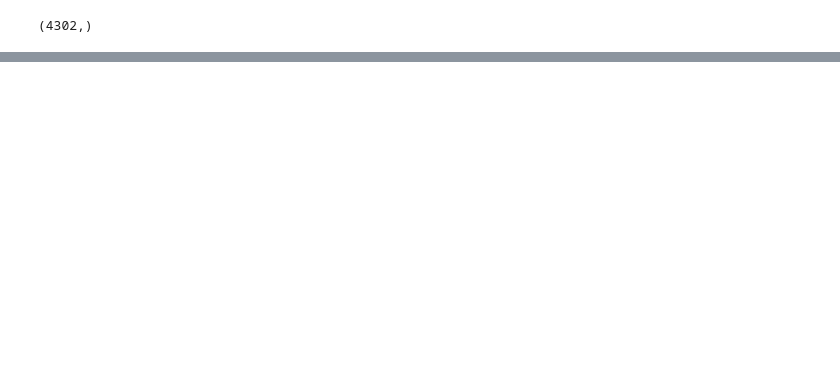
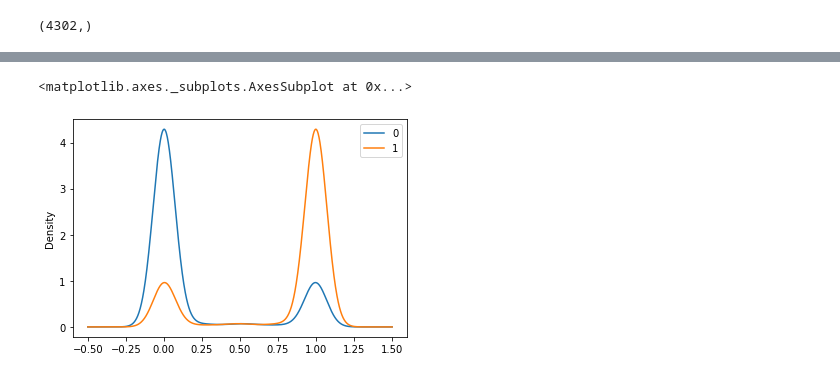
Before and after one commit to aminkhod/DDI-Project, a Jupyter notebook: Predicting and understanding comprehensive drug-drug/CNN on triple DDI.ipynb, the cells around one changed output, grey strips where cells are left out. Saved outputs shown, nothing was run; the diff lists cells and outputs as text; code cells hidden in the pictures; blank space fills up the shorter version.

```diff
--- a/Predicting and understanding comprehensive drug-drug/CNN on triple DDI.ipynb
+++ b/Predicting and understanding comprehensive drug-drug/CNN on triple DDI.ipynb
@@ -130,7 +134,7 @@ from keras.utils import plot_model
 plot_model(model,show_shapes = True, to_file='model.png')
 # %%
 # # Load the model's saved weights.
-# model.load_weights('cnn.h5')
+model.load_weights('cnn.h5')
 
 #train the model
-model.fit(X_train, y_train, validation_data=(X_test, y_test), epochs=15)
+# model.fit(X_train, y_train, validation_data=(X_test, y_test), epochs=15)
@@ -279,0 +271,5 @@ The tick2On function was deprecated in Matplotlib 3.1 and will be removed in 3.3
+# %%
+pd.DataFrame(predit).plot.density()
+# %% [output]
+<matplotlib.axes._subplots.AxesSubplot at 0x...>
+[figure, added]
```
Also changed, not shown: parts of 20 cells of this notebook, 21 other files.
